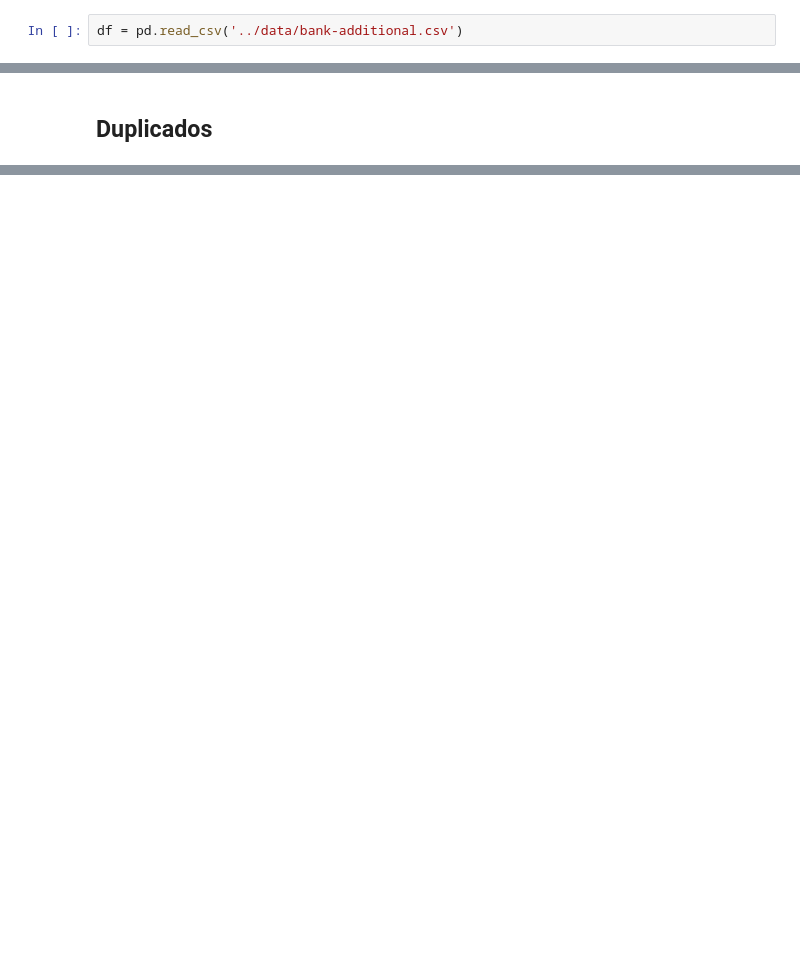
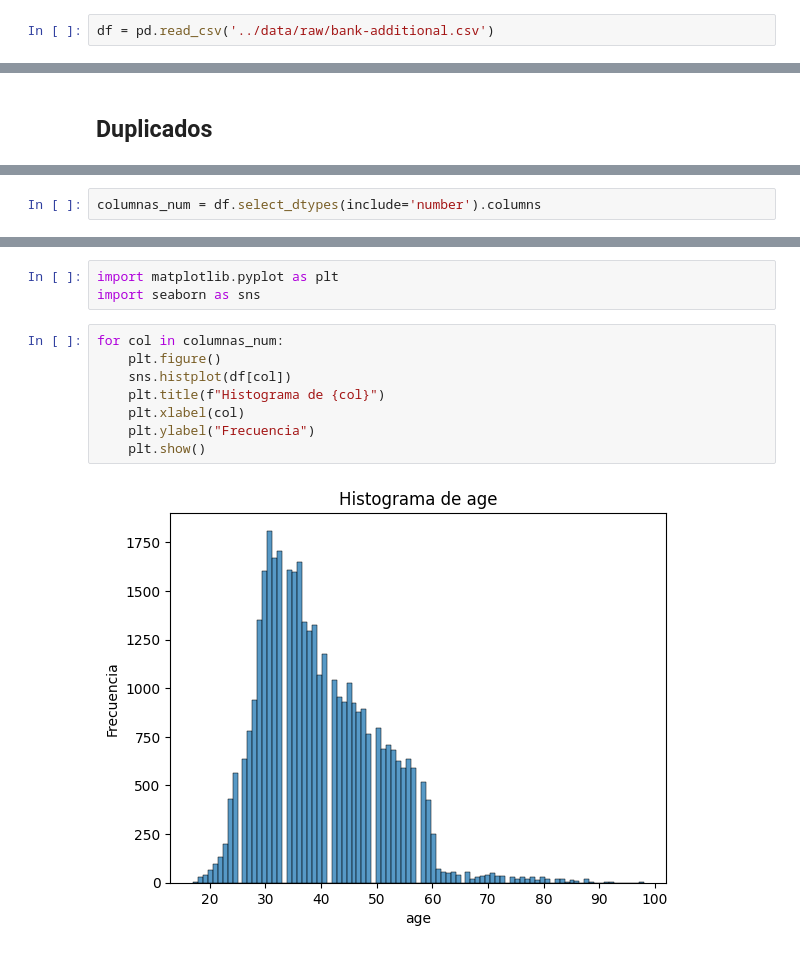
Before and after one commit to trhoudini/Proyecto-EDA, a Jupyter notebook: notebook/01-Analisis_preliminar.ipynb, the cells around one changed output, grey strips where cells are left out. Drawn from its saved outputs; the diff is of its cells as text; blank space fills up the shorter version.

```diff
--- a/notebook/01-Analisis_preliminar.ipynb
+++ b/notebook/01-Analisis_preliminar.ipynb
@@ -5,7 +5,7 @@ import pandas as pd
 # %% [markdown]
 ## Carga de datos
 # %%
-df = pd.read_csv('../data/bank-additional.csv')
+df = pd.read_csv('../data/raw/bank-additional.csv')
 # %% [markdown]
 ## Análisis preliminar
 # %%
@@ -153,0 +234,2 @@ np.int64(0)
+# %%
+columnas_num = df.select_dtypes(include='number').columns
@@ -153,0 +300,13 @@ np.int64(0)
+# %%
+import matplotlib.pyplot as plt
+import seaborn as sns
+# %%
+for col in columnas_num:
+    plt.figure()
+    sns.histplot(df[col])
+    plt.title(f"Histograma de {col}")
+    plt.xlabel(col)
+    plt.ylabel("Frecuencia")
+    plt.show()
+# %% [output]
+[figure, added]
```
Also changed, not shown: parts of 35 cells of this notebook.
